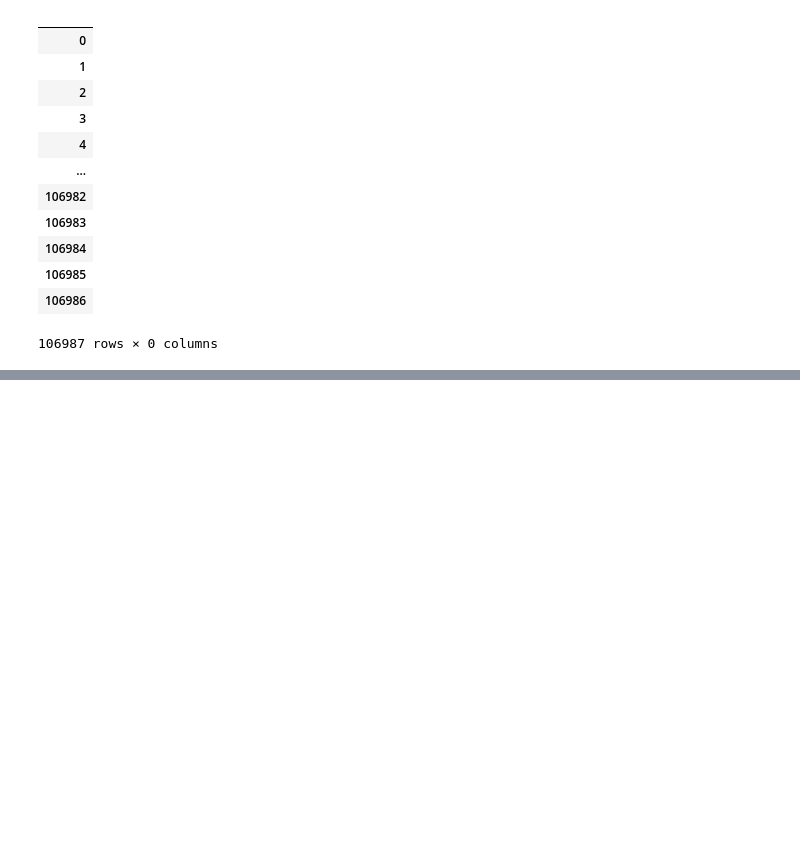
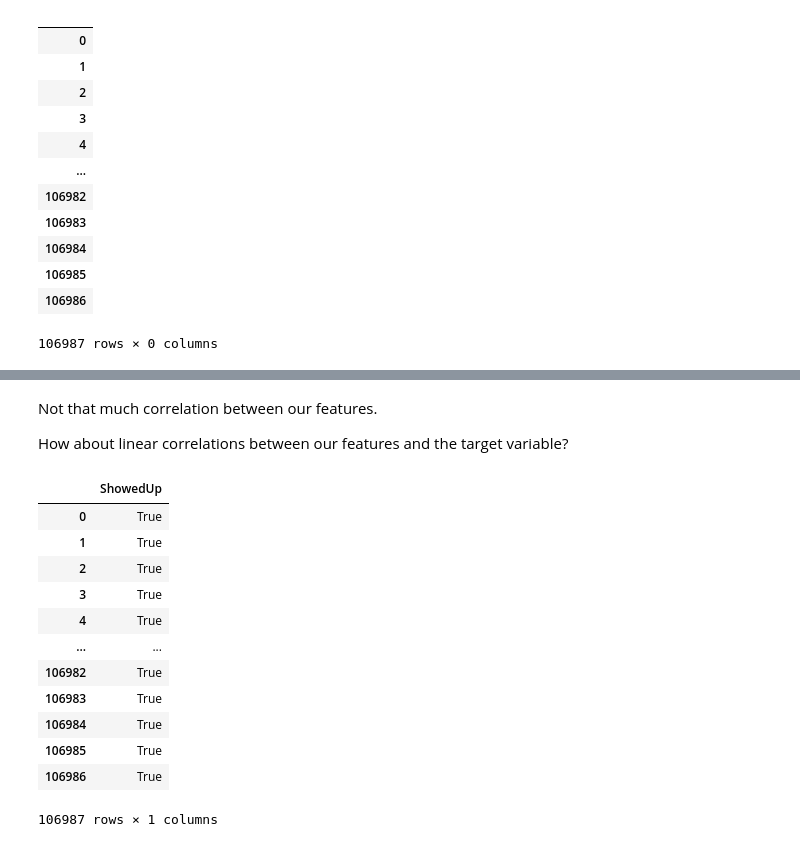
Before and after one commit to dwang0120/Hospital-No-Shows, a Jupyter notebook: project.ipynb, the cells around one changed output, grey strips where cells are left out. Drawn from its saved outputs; the diff is of its cells as text; code cells hidden in the pictures; blank space fills up the shorter version.

```diff
--- a/project.ipynb
+++ b/project.ipynb
@@ -191,0 +222,20 @@ df.loc[:, df.isnull().any() ]
+# %% [markdown]
+Not that much correlation between our features.
+
+How about linear correlations between our features and the target variable?
+# %%
+Y
+# %% [output]
+|  | ShowedUp |
+| 0 | True |
+| 1 | True |
+| 2 | True |
+| 3 | True |
+| 4 | True |
+| ... | ... |
+| 106982 | True |
+| 106983 | True |
+| 106984 | True |
+| 106985 | True |
+| 106986 | True |
+106987 rows × 1 columns
```
Also changed, not shown: parts of 12 cells of this notebook.
